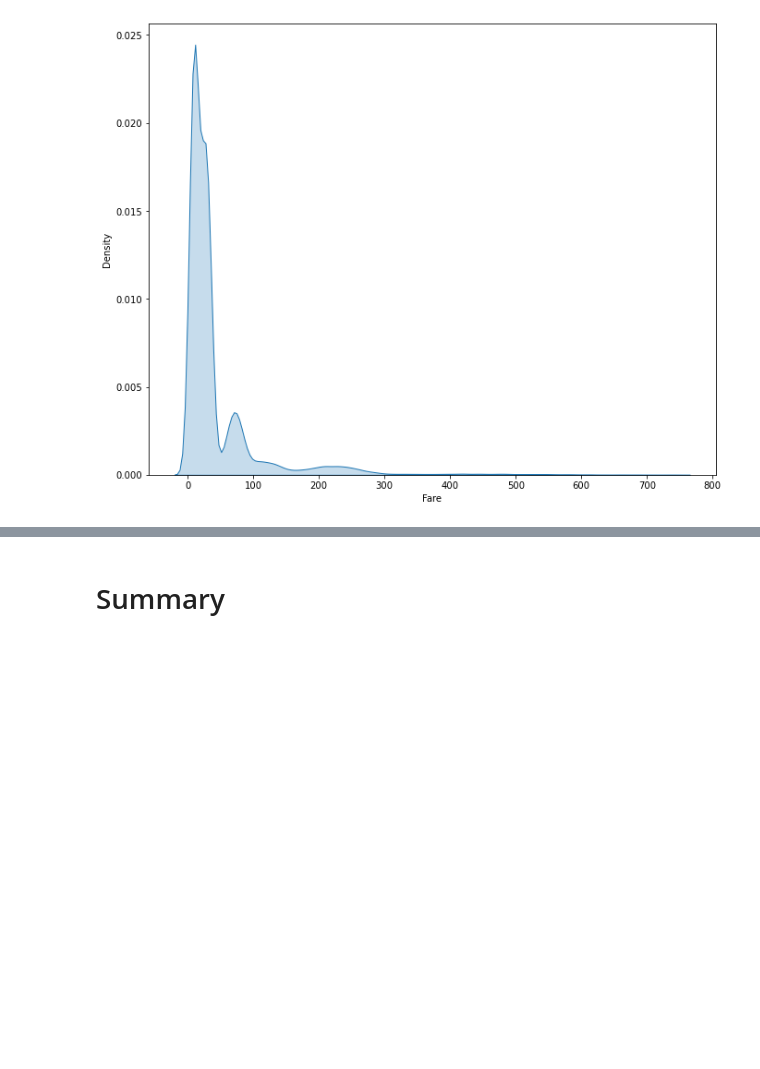
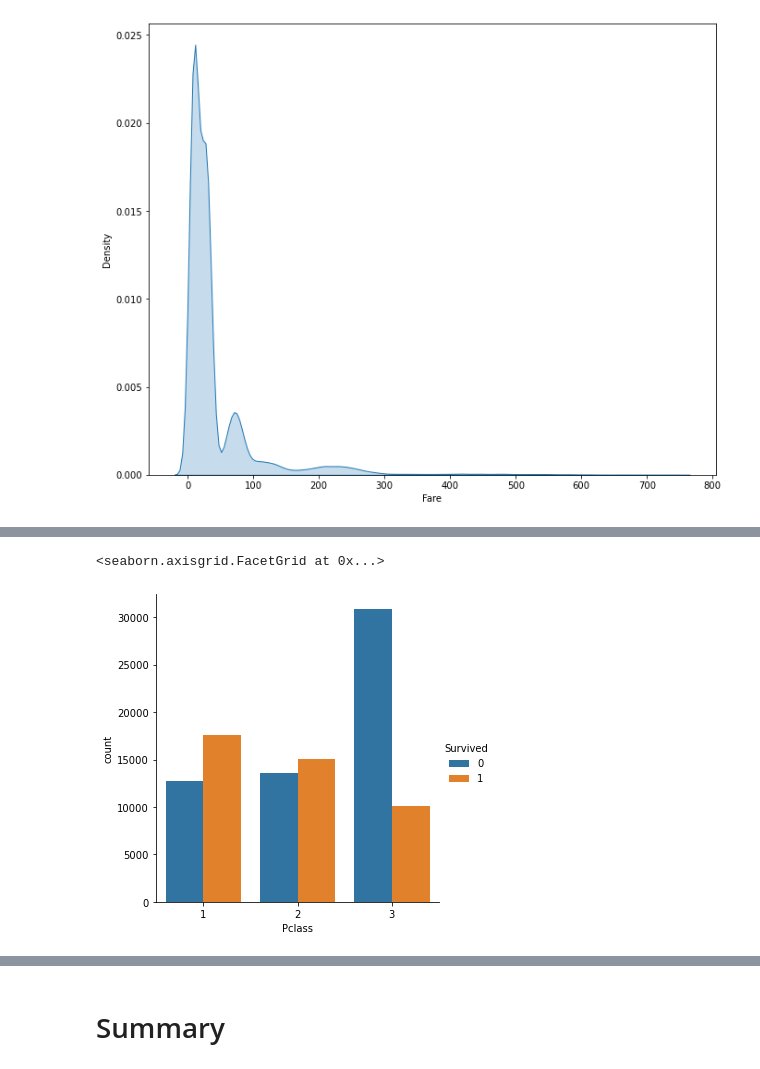
Before and after one commit to DimaValetsky/ml-intro, a Jupyter notebook: 2_data_exploration/eda.ipynb, the cells around one changed output, grey strips where cells are left out. Drawn from its saved outputs; the diff is of its cells as text; code cells hidden in the pictures; blank space fills up the shorter version.

```diff
--- a/2_data_exploration/eda.ipynb
+++ b/2_data_exploration/eda.ipynb
@@ -112,0 +122,5 @@ sns.kdeplot(data=prepared_final['Age'], shade=True)
+# %%
+sns.catplot(x='Pclass', data=prepared_final, hue='Survived', kind='count') # зависимость класса билета и выживаемости
+# %% [output]
+<seaborn.axisgrid.FacetGrid at 0x...>
+[figure, added]
```
Also changed, not shown: parts of 4 cells of this notebook.
